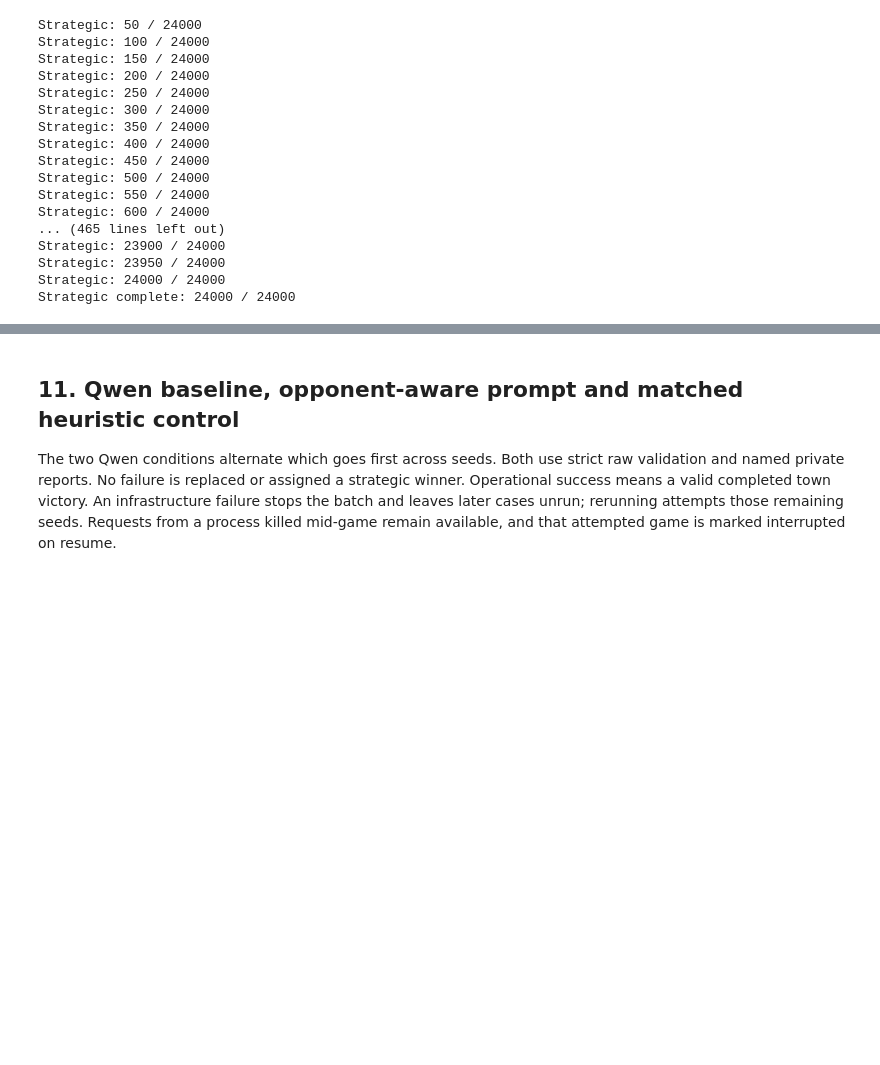
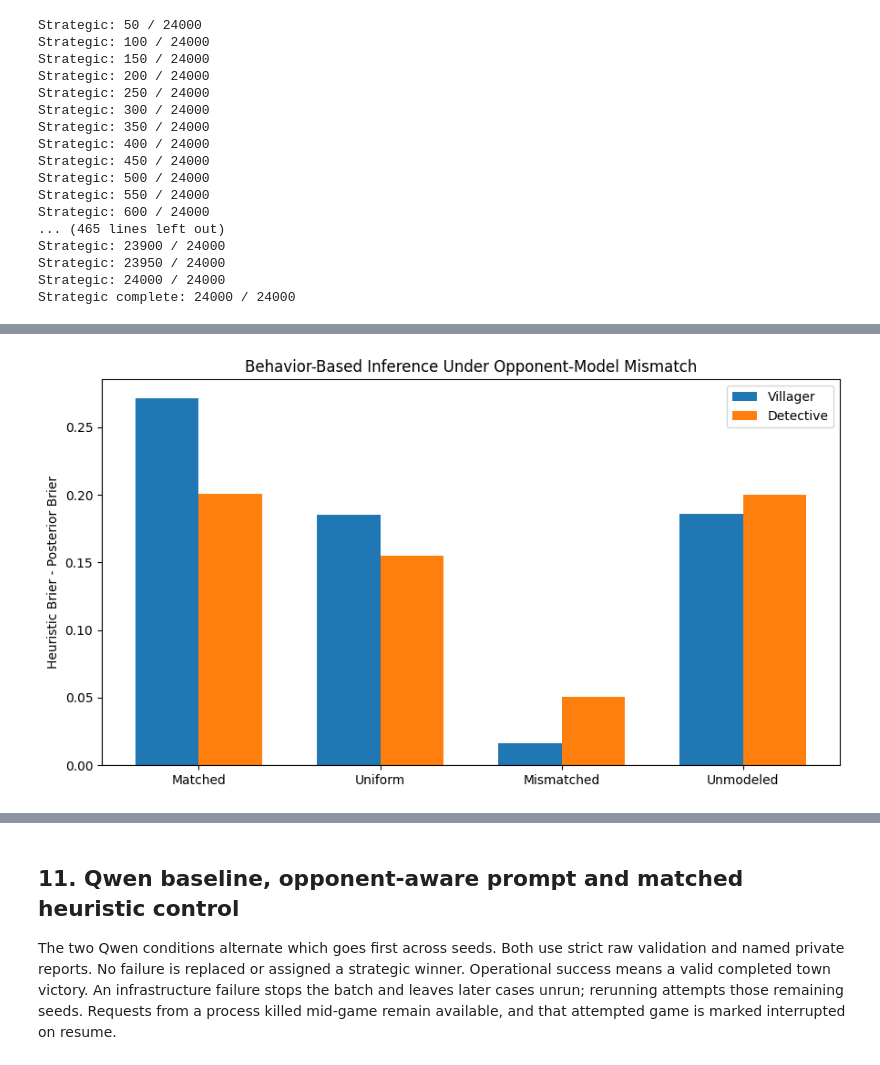
Before and after one commit to ddinesh19/15784_Mafia, a Jupyter notebook: Mafia_Final_Evaluation.ipynb, the cells around one changed output, grey strips where cells are left out. Saved outputs shown, nothing was run; the diff lists cells and outputs as text; code cells hidden in the pictures; blank space fills up the shorter version.

```diff
--- a/Mafia_Final_Evaluation.ipynb
+++ b/Mafia_Final_Evaluation.ipynb
@@ -37,11 +37,11 @@ final evaluation, based on runtime rather than significance.
 # Save this notebook before Run All. All editable settings are here.
 RUN_MODE = "final" #"smoke", "final", or "analyze"
 ANALYZE_PROFILE = "final" #Used only when RUN_MODE = "analyze".
-RUN_SCRIPTED = True
-RUN_STRATEGIC = True
-RUN_QWEN = True
-RUN_LOCAL_LLM = True #False skips model calls; existing Qwen results can still be analyzed.
-RUN_SELF_CHECKS = True
+RUN_SCRIPTED = False
+RUN_STRATEGIC = False
+RUN_QWEN = False
+RUN_LOCAL_LLM = False #False skips model calls; existing Qwen results can still be analyzed.
+RUN_SELF_CHECKS = False
 
 NOTEBOOK_FILE = "Mafia_Final_Evaluation.ipynb"
 RESULTS_ROOT = "mafia_final_results"
@@ -1660,0 +2446,77 @@ Strategic complete: 24000 / 24000
+# %%
+# Opponent-model robustness figures
+
+from pathlib import Path
+
+ROBUSTNESS_FIGURE_DIR = Path("mafia_robustness_figures")
+ROBUSTNESS_FIGURE_DIR.mkdir(exist_ok=True)
+
+assumption_order = ["matched", "uniform", "mismatched", "unmodeled"]
+role_order = ["Villager", "Detective"]
+x = np.arange(len(assumption_order))
+width = 0.35
+
+# Figure 1: Inference gains
+
+fig, ax = plt.subplots(figsize=(9, 5))
+for i, role in enumerate(role_order):
+  subset = robustness_final_summary.set_index(["assumption", "focal_role"])
+  values = [subset.loc[(a, role), "inference_gain"] for a in assumption_order]
+  ax.bar(x + (i - 0.5)*width, values, width, label=role)
+
+ax.axhline(0, color="black", linewidth=0.8)
+ax.set_xticks(x, ["Matched", "Uniform", "Mismatched", "Unmodeled"])
+ax.set_ylabel("Heuristic Brier - Posterior Brier")
+ax.set_title("Behavior-Based Inference Under Opponent-Model Mismatch")
+ax.legend()
+fig.tight_layout()
+fig.savefig(ROBUSTNESS_FIGURE_DIR / "06_robustness_inference.png", dpi=200)
+fig.savefig(ROBUSTNESS_FIGURE_DIR / "06_robustness_inference.pdf")
+plt.show()
+
+
+# Figure 2: Voting gains and confidence intervals
+
+fig, ax = plt.subplots(figsize=(9, 5))
+for i, role in enumerate(role_order):
+  subset = robustness_final_summary.set_index(["assumption", "focal_role"])
+  means = np.array([subset.loc[(a, role), "utility_gain"] for a in assumption_order])*100
+  lows = np.array([subset.loc[(a, role), "utility_gain_low"] for a in assumption_order])*100
+  highs = np.array([subset.loc[(a, role), "utility_gain_high"] for a in assumption_order])*100
+
+  positions = x + (i - 0.5)*width
+  ax.errorbar(positions, means, yerr=[means-lows, highs-means],
+              fmt="o", capsize=4, label=role)
+
+ax.axhline(0, color="black", linewidth=0.8, linestyle="--")
+ax.set_xticks(x, ["Matched", "Uniform", "Mismatched", "Unmodeled"])
+ax.set_ylabel("Utility voting gain (percentage points)")
+ax.set_title("Expected-Utility Voting Under Opponent-Model Mismatch")
+ax.legend()
+fig.tight_layout()
+fig.savefig(ROBUSTNESS_FIGURE_DIR / "07_robustness_voting.png", dpi=200)
+fig.savefig(ROBUSTNESS_FIGURE_DIR / "07_robustness_voting.pdf")
+plt.show()
+
+
+# Figure 3: Discussion evidence distribution
+
+fig, ax = plt.subplots(figsize=(9, 5))
+for experiment, group in evidence_results.groupby("experiment"):
+  values = group["log10_evidence"].dropna()
+  ax.hist(values, bins=30, alpha=0.5, label=experiment)
+
+ax.axvline(np.log10(EVIDENCE_THRESHOLD), color="red",
+           linestyle="--", label="Near-zero threshold")
+ax.set_xlabel("log10(unnormalized discussion evidence)")
+ax.set_ylabel("Number of focal inference cases")
+ax.set_title("Discussion Evidence Under Opponent-Model Mismatch")
+ax.legend()
+fig.tight_layout()
+fig.savefig(ROBUSTNESS_FIGURE_DIR / "08_robustness_evidence.png", dpi=200)
+fig.savefig(ROBUSTNESS_FIGURE_DIR / "08_robustness_evidence.pdf")
+plt.show()
+
+print("Figures saved to:", ROBUSTNESS_FIGURE_DIR)
+# %% [output]
+[figure, added]
```
Also changed, not shown: parts of 49 cells of this notebook.
